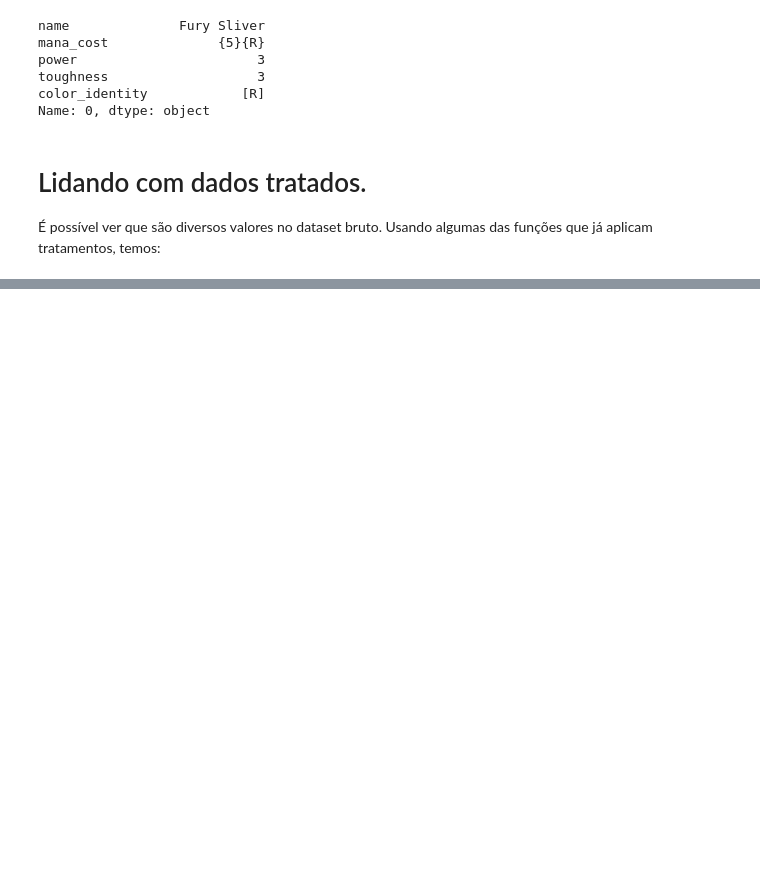
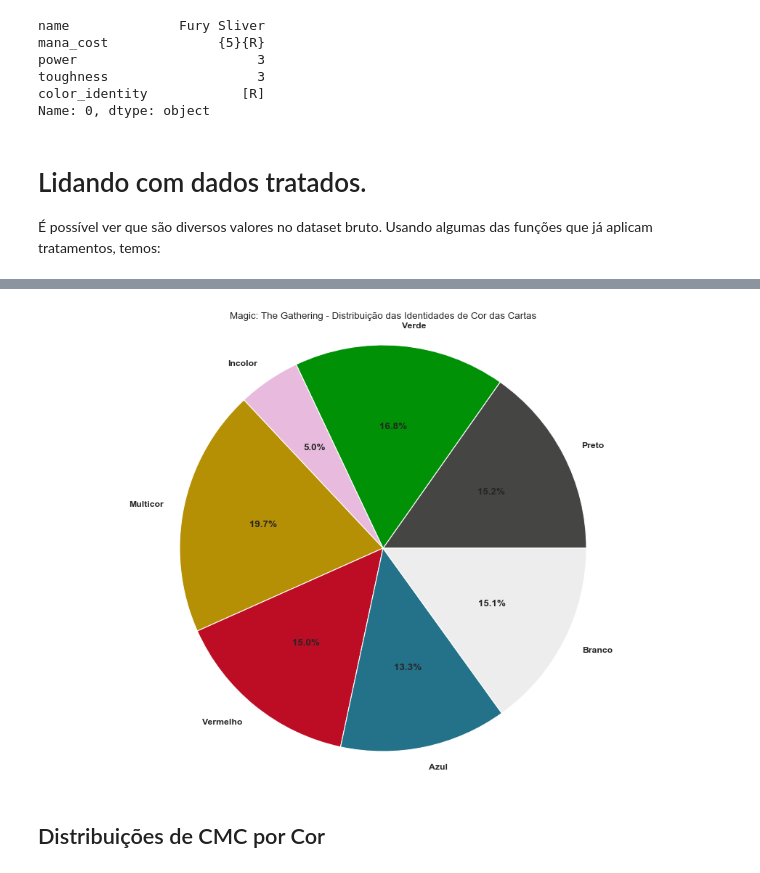
Before and after one commit to brunoopinheiro/ada-data-science-project-ii, a Jupyter notebook: mtg_analysis.ipynb, the cells around one changed output, grey strips where cells are left out. Saved outputs shown, nothing was run; the diff lists cells and outputs as text; code cells hidden in the pictures; blank space fills up the shorter version.

```diff
--- a/mtg_analysis.ipynb
+++ b/mtg_analysis.ipynb
@@ -177,0 +208,38 @@ plt.show()
+# %%
+# Agrupando valores menores que 2%
+limite = 2
+
+mtg_colors['color_identity'] = mtg_colors.apply(lambda row: row['color_identity'] if row['percentage'] >= limite else 'Multicor', axis = 1)
+mtg_multicolor = mtg_colors.groupby('color_identity').sum().reset_index()
+mtg_multicolor['color_identity'] = mtg_multicolor['color_identity'].replace("G", "Verde")
+mtg_multicolor['color_identity'] = mtg_multicolor['color_identity'].replace("B", "Preto")
+mtg_multicolor['color_identity'] = mtg_multicolor['color_identity'].replace("W", "Branco")
+mtg_multicolor['color_identity'] = mtg_multicolor['color_identity'].replace("U", "Azul")
+mtg_multicolor['color_identity'] = mtg_multicolor['color_identity'].replace("R", "Vermelho")
+
+colors = {
+  "Verde": "#019106",
+  "Preto": "#454544",
+  "Branco": "#ededed",
+  "Azul": "#24728a",
+  "Vermelho": "#bd0d25",
+  "Multicor": "#b58f04",
+  "Incolor": "#e8badd",
+}
+plt.figure(figsize= (12, 8))
+
+plt.pie(
+  mtg_multicolor['percentage'],
+  labels=mtg_multicolor['color_identity'],
+  autopct='%1.1f%%',
+  colors=[colors[label] for label in mtg_multicolor['color_identity']],
+  textprops={'fontweight': 'bold'},
+)
+plt.axis('equal')
+plt.title("Magic: The Gathering - Distribuição das Identidades de Cor das Cartas")
+
+plt.show()
+# %% [output]
+[figure, added]
+# %% [markdown]
+## Distribuições de CMC por Cor
```
Also changed, not shown: parts of 8 cells of this notebook, 2 other files.
